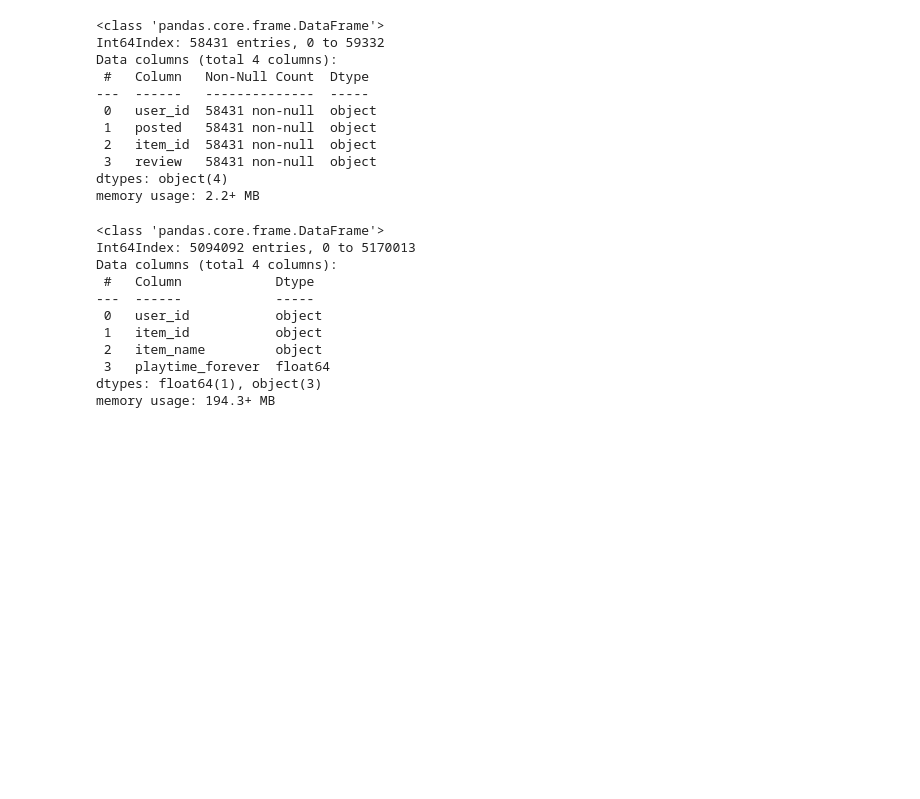
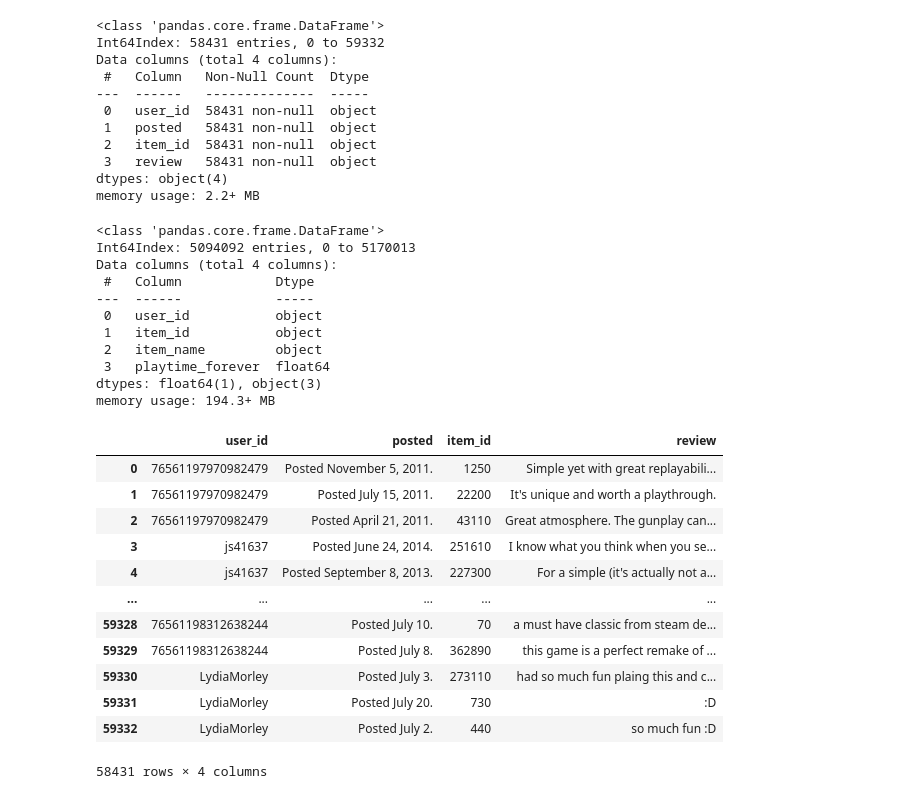
Before and after one commit to vanesalinas/HenryPI_MLOps, a Jupyter notebook: ETL y EDA/ETL.ipynb, the cells around one changed output. Saved outputs shown, nothing was run; the diff lists cells and outputs as text; code cells hidden in the pictures; blank space fills up the shorter version.

```diff
--- a/ETL y EDA/ETL.ipynb
+++ b/ETL y EDA/ETL.ipynb
@@ -238,3 +238,19 @@ Data columns (total 4 columns):
  3   playtime_forever  float64
 dtypes: float64(1), object(3)
 memory usage: 194.3+ MB
+# %%
+clean_user_reviews
+# %% [output]
+|  | user_id | posted | item_id | review |
+| 0 | 76561197970982479 | Posted November 5, 2011. | 1250 | Simple yet with great replayabili... |
+| 1 | 76561197970982479 | Posted July 15, 2011. | 22200 | It's unique and worth a playthrough. |
+| 2 | 76561197970982479 | Posted April 21, 2011. | 43110 | Great atmosphere. The gunplay can... |
+| 3 | js41637 | Posted June 24, 2014. | 251610 | I know what you think when you se... |
+| 4 | js41637 | Posted September 8, 2013. | 227300 | For a simple (it's actually not a... |
+| ... | ... | ... | ... | ... |
+| 59328 | 76561198312638244 | Posted July 10. | 70 | a must have classic from steam de... |
+| 59329 | 76561198312638244 | Posted July 8. | 362890 | this game is a perfect remake of ... |
+| 59330 | LydiaMorley | Posted July 3. | 273110 | had so much fun plaing this and c... |
+| 59331 | LydiaMorley | Posted July 20. | 730 | :D |
+| 59332 | LydiaMorley | Posted July 2. | 440 | so much fun :D |
+58431 rows × 4 columns
```
Also changed, not shown: parts of 10 cells of this notebook.
